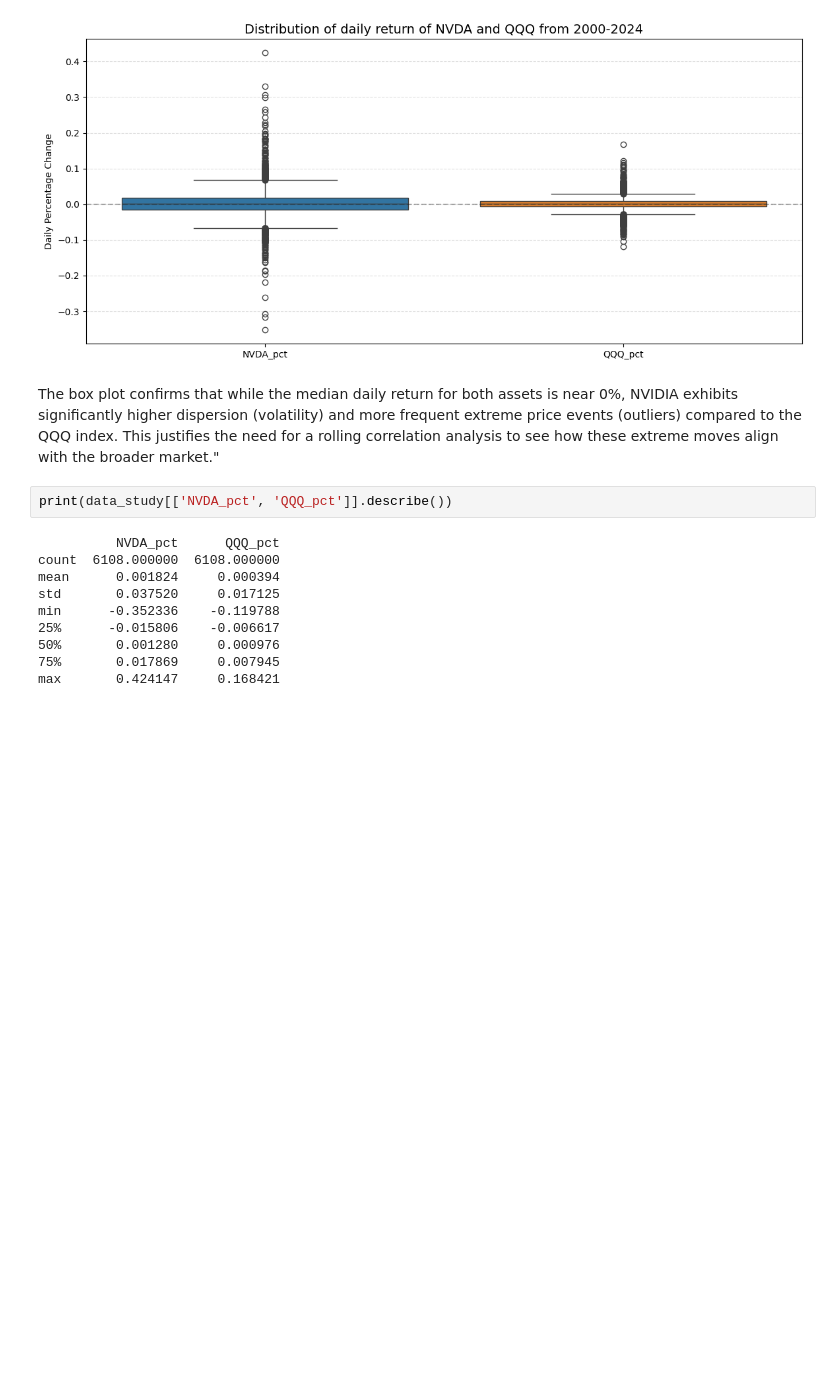
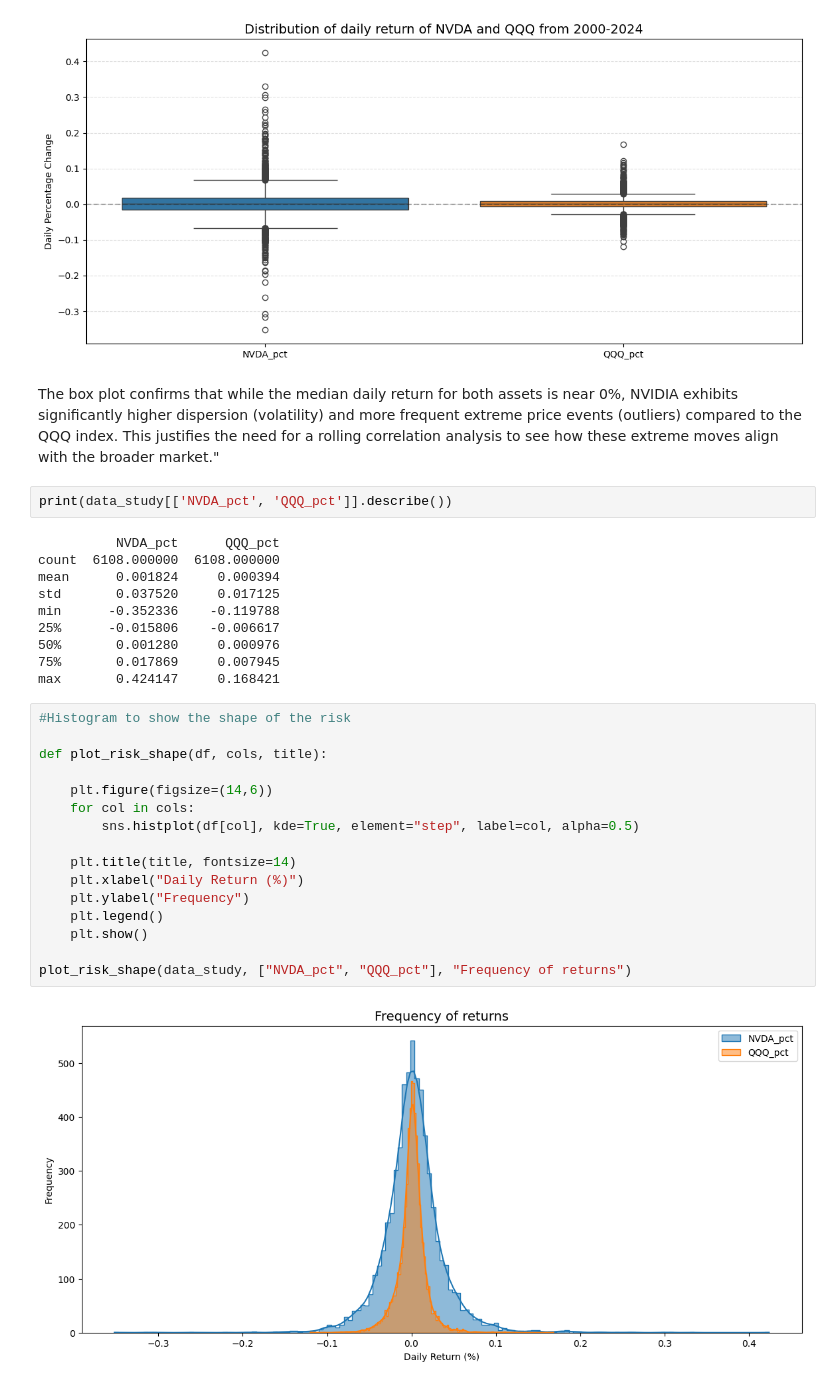
Before and after one commit to matisse-ops/nvda-nq-correlation-study, a Jupyter notebook: NQ_QQQ_EDA.ipynb, the cells around one changed output. Saved outputs shown, nothing was run; the diff lists cells and outputs as text; blank space fills up the shorter version.

Commit message:
Feat: Plotted a histogram to show the frequency of returns between both assest and calculated the frequency of fat tail events for a range of price spikes.

```diff
--- a/NQ_QQQ_EDA.ipynb
+++ b/NQ_QQQ_EDA.ipynb
@@ -202,3 +202,21 @@ min      -0.352336    -0.119788
 50%       0.001280     0.000976
 75%       0.017869     0.007945
 max       0.424147     0.168421
+# %%
+#Histogram to show the shape of the risk
+
+def plot_risk_shape(df, cols, title):
+
+    plt.figure(figsize=(14,6))
+    for col in cols:
+        sns.histplot(df[col], kde=True, element="step", label=col, alpha=0.5)
+
+    plt.title(title, fontsize=14)
+    plt.xlabel("Daily Return (%)")
+    plt.ylabel("Frequency")
+    plt.legend()
+    plt.show()
+
+plot_risk_shape(data_study, ["NVDA_pct", "QQQ_pct"], "Frequency of returns")
+# %% [output]
+[figure, added]
```
Also changed, not shown: parts of 2 cells of this notebook.
